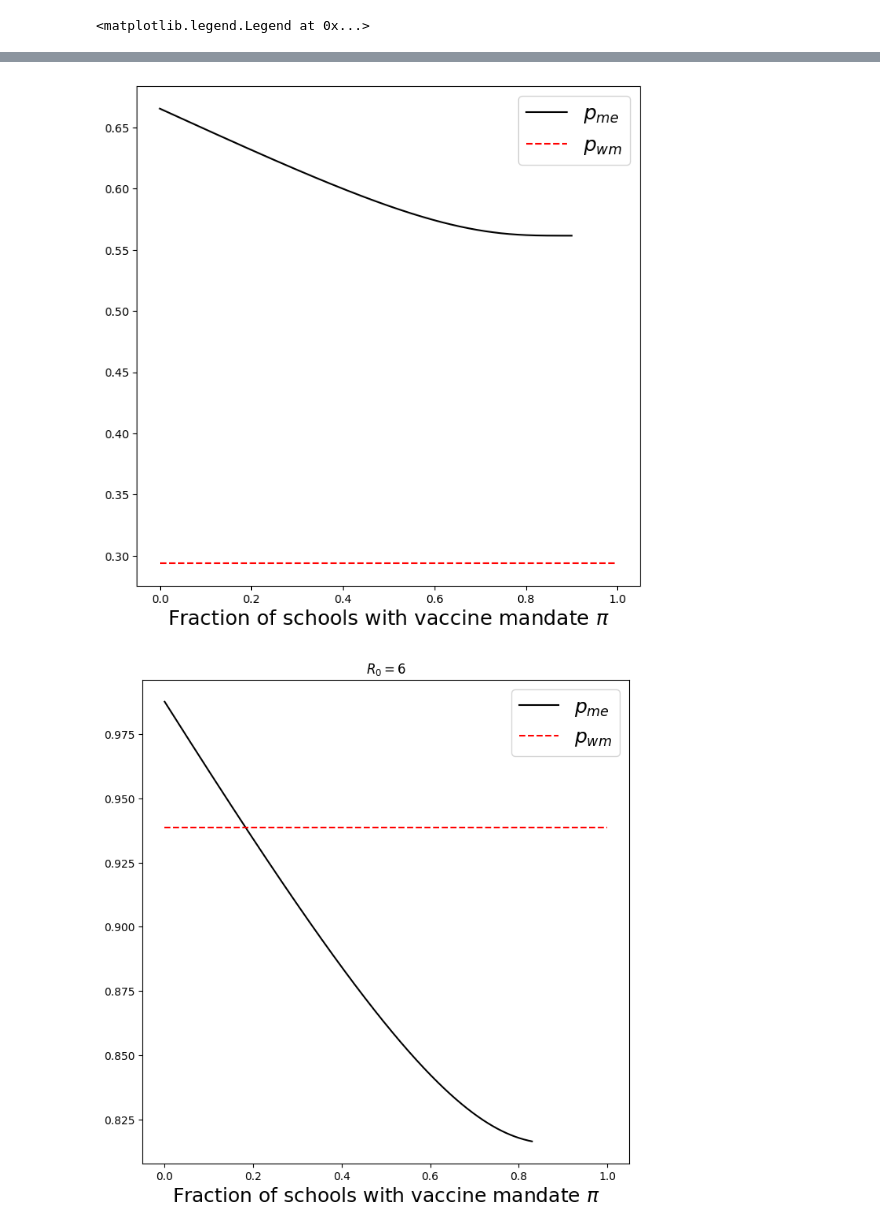
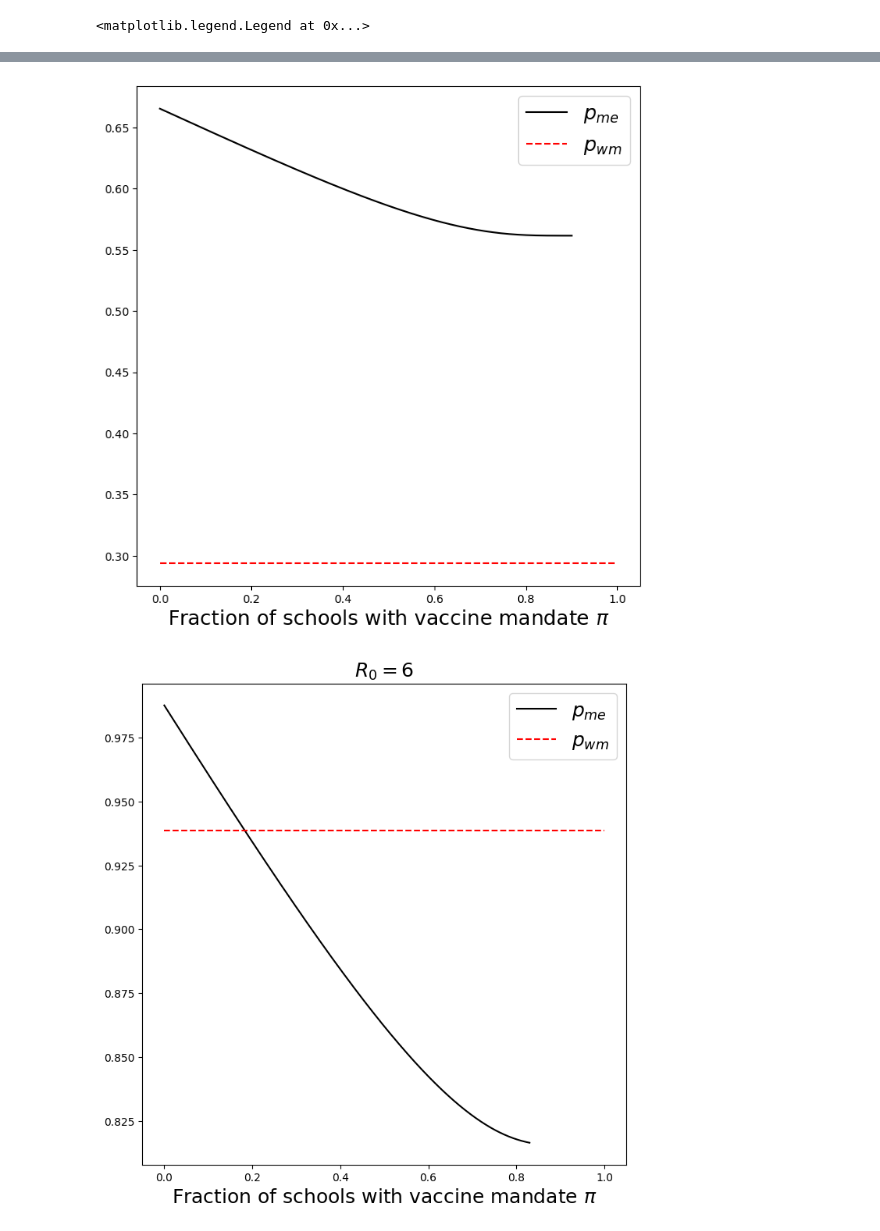
Before and after one commit to MaddalenaDona/Possible-counter-intuitive-impact-of-local-vaccine-mandates-for-vaccine-preventable-infectious-disea, a Jupyter notebook: Figure_4_and_11.ipynb, the cells around one changed output, grey strips where cells are left out. Drawn from its saved outputs; the diff is of its cells as text; code cells hidden in the pictures.

```diff
--- a/Figure_4_and_11.ipynb
+++ b/Figure_4_and_11.ipynb
@@ -86,36 +86,36 @@ plt.figure(figsize=(8,8))
 plt.plot(pi,X,'k', label=r'$p_{me}$')
 plt.hlines(y = Y, xmin= 0, xmax= 1, color = 'r', linestyle = '--', label=r'$p_{wm}$')
 plt.xlabel('Fraction of schools with vaccine mandate $\pi$', fontsize=18)
-plt.title('$R_0=6$')
+plt.title('$R_0=6$', fontsize=18)
 plt.legend(fontsize=18)
 
 #Checking for crossing point between p_me and p_wm:
 i=0
 while X[i]>Y and X[i+1]>Y:
   i+=1
 print(r'the crossing between $p_{me}$ and $p_{wm}$ when $R_0=6$ is for $\pi=$',pi[i])
 #the crossing is at around 0.18
 
 
 
 v2=0.80 #set fraction of vaccinated (it was 0.93 in the previous plot)
 pi=np.linspace(0,v2,1000)
 X=[]
 for i in range(len(pi)):
   X.append(optimize.fixed_point(f, 0.5, args=(v2,pi[i],6)))
 Y=fun(X[0],v2)
 
 
 plt.figure(figsize=(8,8))
 plt.plot(pi,X,'k', label=r'$p_{me}$')
 plt.hlines(y = Y, xmin= 0, xmax= 1, color = 'r', linestyle = '--', label=r'$p_{wm}$')
 plt.xlabel('Fraction of schools with vaccine mandate $\pi$', fontsize=18)
-plt.title('$R_0=6$')
+plt.title('$R_0=6$', fontsize=18)
 plt.legend(fontsize=18)
 # %% [output]
 the crossing between $p_{me}$ and $p_{wm}$ when $R_0=15$ is for $\pi=$ 0.2048048048048048
 the crossing between $p_{me}$ and $p_{wm}$ when $R_0=6$ is for $\pi=$ 0.18278278278278276
 <matplotlib.legend.Legend at 0x...>
 [figure]
 [figure]
-[figure, old version]
+[figure, new version]
```
Also changed, not shown: parts of 1 cell of this notebook.
